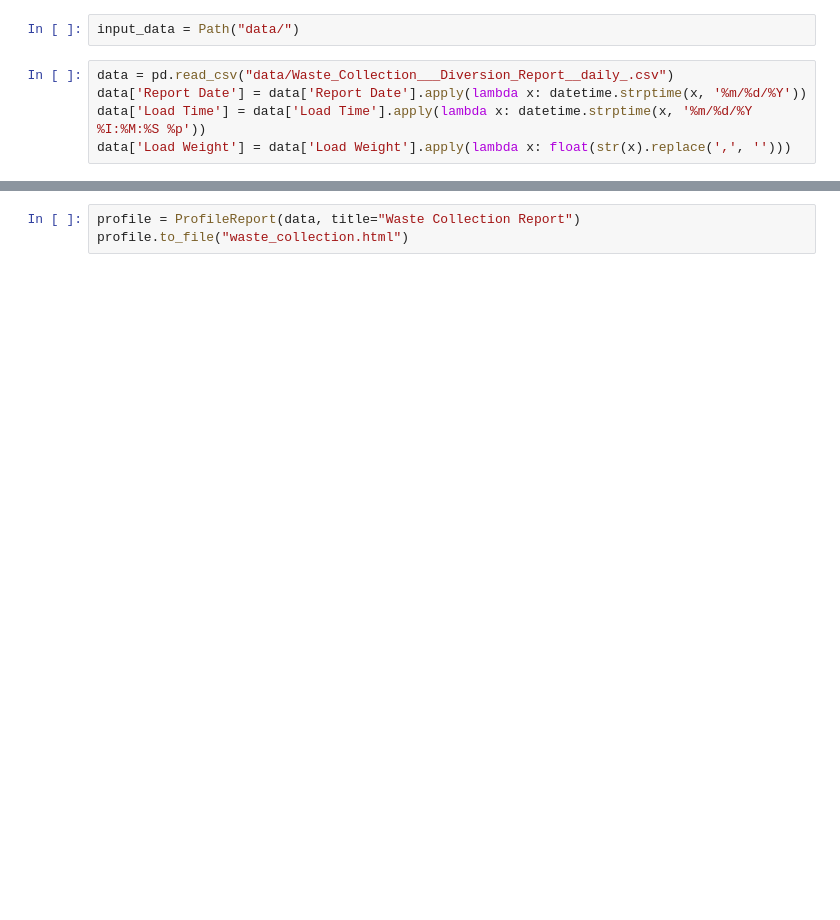
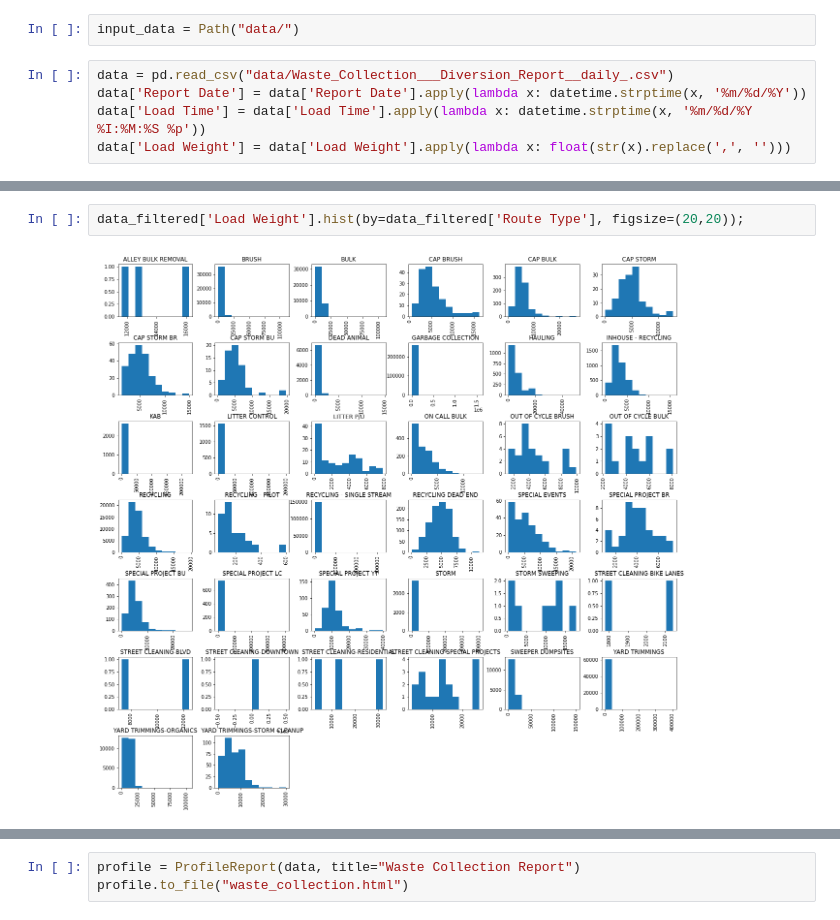
Before and after one commit to darenasc/data_world_league_2022, a Jupyter notebook: notebooks/diego/waste_management/01_data_exploration.ipynb, the cells around one changed output, grey strips where cells are left out. Cells and saved outputs as stored; diff of their text form; blank space fills up the shorter version.

```diff
--- a/notebooks/diego/waste_management/01_data_exploration.ipynb
+++ b/notebooks/diego/waste_management/01_data_exploration.ipynb
@@ -23,0 +69,4 @@ data.head()
+# %%
+data_filtered['Load Weight'].hist(by=data_filtered['Route Type'], figsize=(20,20));
+# %% [output]
+[figure, added]
```
Also changed, not shown: parts of 10 cells of this notebook, 6 other files.
